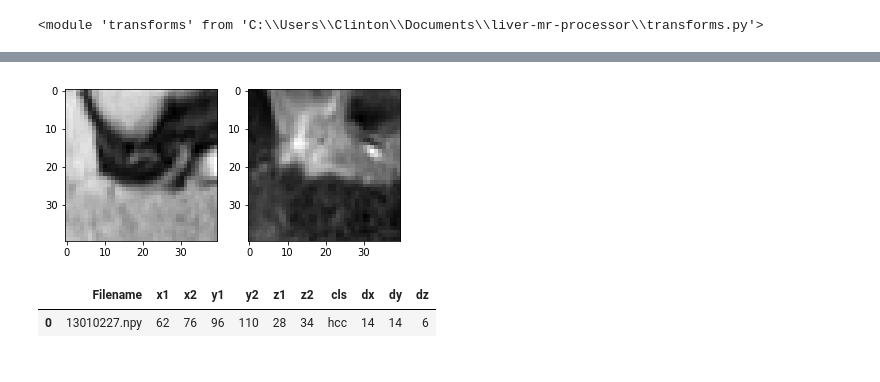
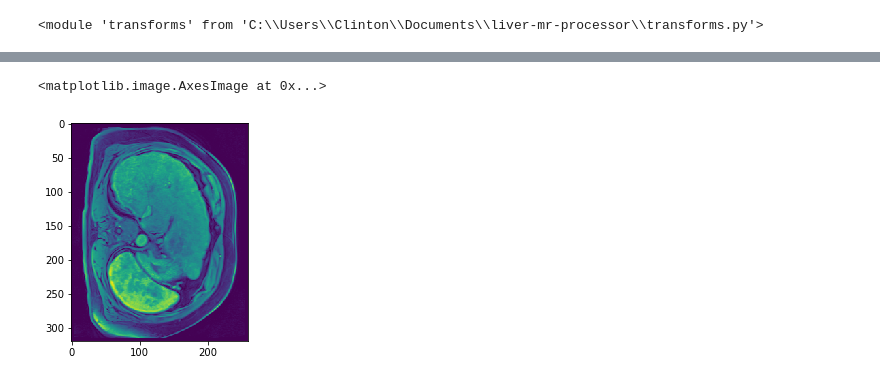
Before and after one commit to clintonjwang/cancer-staging, a Jupyter notebook: data-retrieval.ipynb, the cells around one changed output, grey strips where cells are left out. Drawn from its saved outputs; the diff is of its cells as text; code cells hidden in the pictures.

```diff
--- a/data-retrieval.ipynb
+++ b/data-retrieval.ipynb
@@ -277,9 +271,9 @@ plot_section(img, voi_df[voi_df["Filename"] == img_fn].iloc[0], pad=20)
-# %%
-plot_section_xyz(img, (89,109), (138,158), (41,50), pad=10)
-# %% [output]
-[figure, removed]
-# %%
-voi_df[voi_df["Filename"] == img_fn]
-# %% [output]
-|  | Filename | x1 | x2 | y1 | y2 | z1 | z2 | cls | dx | dy | dz |
-| 0 | 13010227.npy | 62 | 76 | 96 | 110 | 28 | 34 | hcc | 14 | 14 | 6 |
+# %%
+img,_ = hf.dcm_load(subdir+r"\T1_AP")
+# %%
+img = np.transpose(np.stack((img, img)), (1,2,3,0))
+# %%
+plt.imshow(img[:,:,60,0])
+# %% [output]
+<matplotlib.image.AxesImage at 0x...>
+[figure, added]
```
Also changed, not shown: parts of 10 cells of this notebook, 5 other files.
